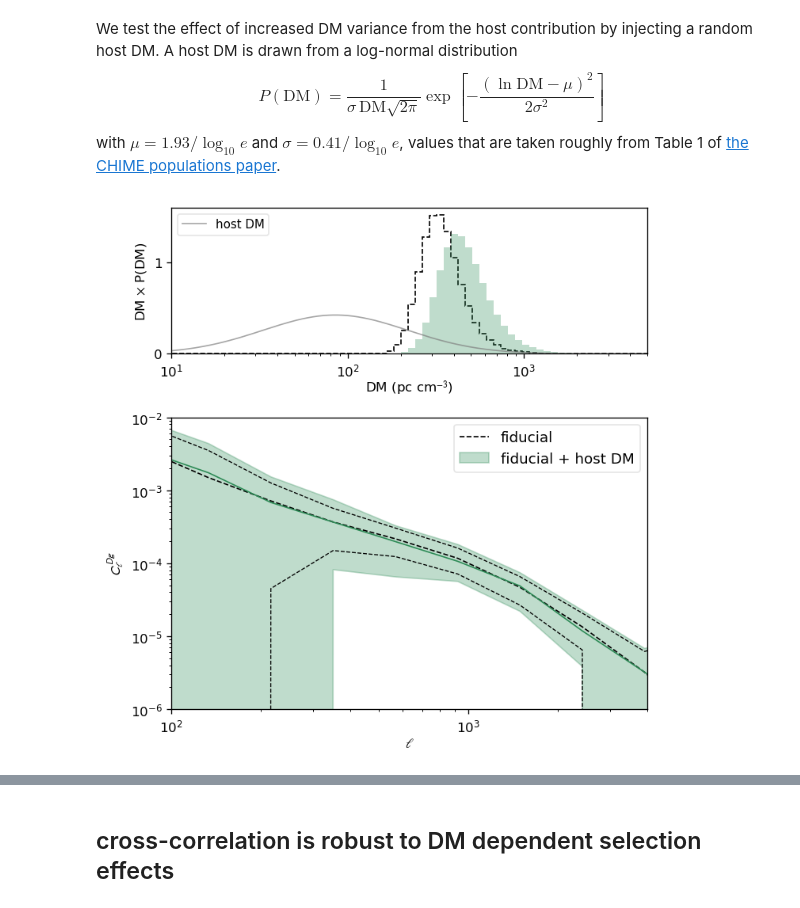
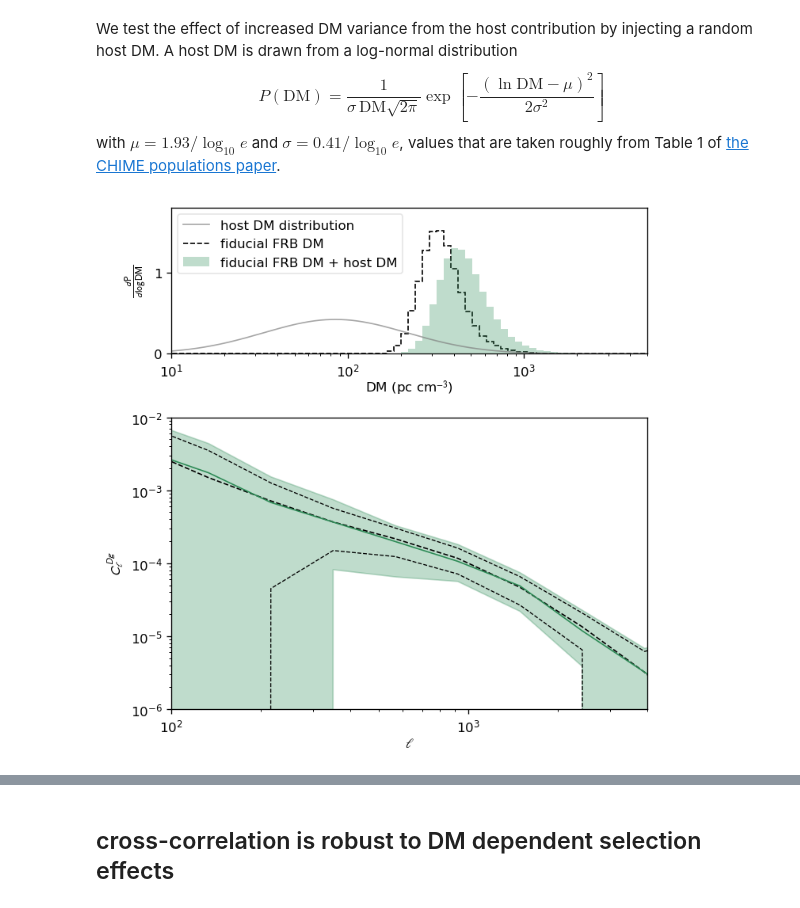
Before and after one commit to aqcheng/illustris_frb, a Jupyter notebook: notebooks/paper_figures.ipynb, the cells around one changed output, grey strips where cells are left out. Drawn from its saved outputs; the diff is of its cells as text; code cells hidden in the pictures.

Commit message:
modified legend placement of host DM plot

```diff
--- a/notebooks/paper_figures.ipynb
+++ b/notebooks/paper_figures.ipynb
@@ -244,33 +244,34 @@ H_fid_host, _ = np.histogram(fid_DMs_ + host_DMs_, bins=bins, density=True)
 # %%
 gs = gridspec.GridSpec(2, 1, height_ratios=[1, 2])
 fig = plt.figure(figsize=(6,6))
 
 ax_hist = fig.add_subplot(gs[0])
 ax = fig.add_subplot(gs[1])
 
 c = 'seagreen'
 
 # DM host histogram
 DM_mids_ = (bins[:-1] + bins[1:]) / 2
-_ = ax_hist.plot(DMs_, PDMs_ * DMs_, color='gray', label='host DM', lw=1, alpha=0.7)
-_ = ax_hist.stairs(H_fid*DM_mids_, bins, color=fid_c, ls='--')
-_ = ax_hist.stairs(H_fid_host*DM_mids_, bins, color=c, fill=True, alpha=0.3)
+_ = ax_hist.plot(DMs_, PDMs_ * DMs_, color='gray', label='host DM distribution', lw=1, alpha=0.7)
+_ = ax_hist.stairs(H_fid * DM_mids_, bins, color=fid_c, label='fiducial FRB DM', ls='--')
+_ = ax_hist.stairs(H_fid_host * DM_mids_, bins, color=c, label='fiducial FRB DM + host DM',fill=True, alpha=0.3)
 
 ax_hist.set_xlabel('DM (pc cm$^{-3}$)', labelpad=0)
-ax_hist.set_ylabel('DM ' + r'$\times$' + ' P(DM)')
+ax_hist.set_ylabel(r'$\frac{d\,\mathrm{P}}{d\,\log\mathrm{DM}}$')
 ax_hist.set_xscale('log')
 ax_hist.set_xlim((10, 5e3))
 # ax_hist.ticklabel_format(axis='y', style='sci', scilimits=(0,0))
 ax_hist.set_yticks([0, 1])
-ax_hist.legend(loc='upper left', fontsize=9)
+ax_hist.set_ylim(0, 1.8)
+ax_hist.legend(fontsize=10)
 
 # cross-correlation
 plot_ref_ClDg(ax, fid_ClDgs, 1, 0.8, label='fiducial')
 plot_xcorr_trials(ells, res['n_frbs_injhostDM'][n_frbs], ax=ax, color=c, label='fiducial + host DM')
 ax.axhline(0, color='gray', ls='dotted', lw=0.8)
-ax.legend()
+# ax.legend()
 
 plt.tight_layout()
-plt.savefig(os.path.join(figpath, 'hostDM.pdf'))
+plt.savefig(os.path.join(figpath, 'hostDM_onelegend.pdf'))
 # %% [output]
-[figure, old version]
+[figure, new version]
```
Also changed, not shown: parts of 1 cell of this notebook, 2 other files.
